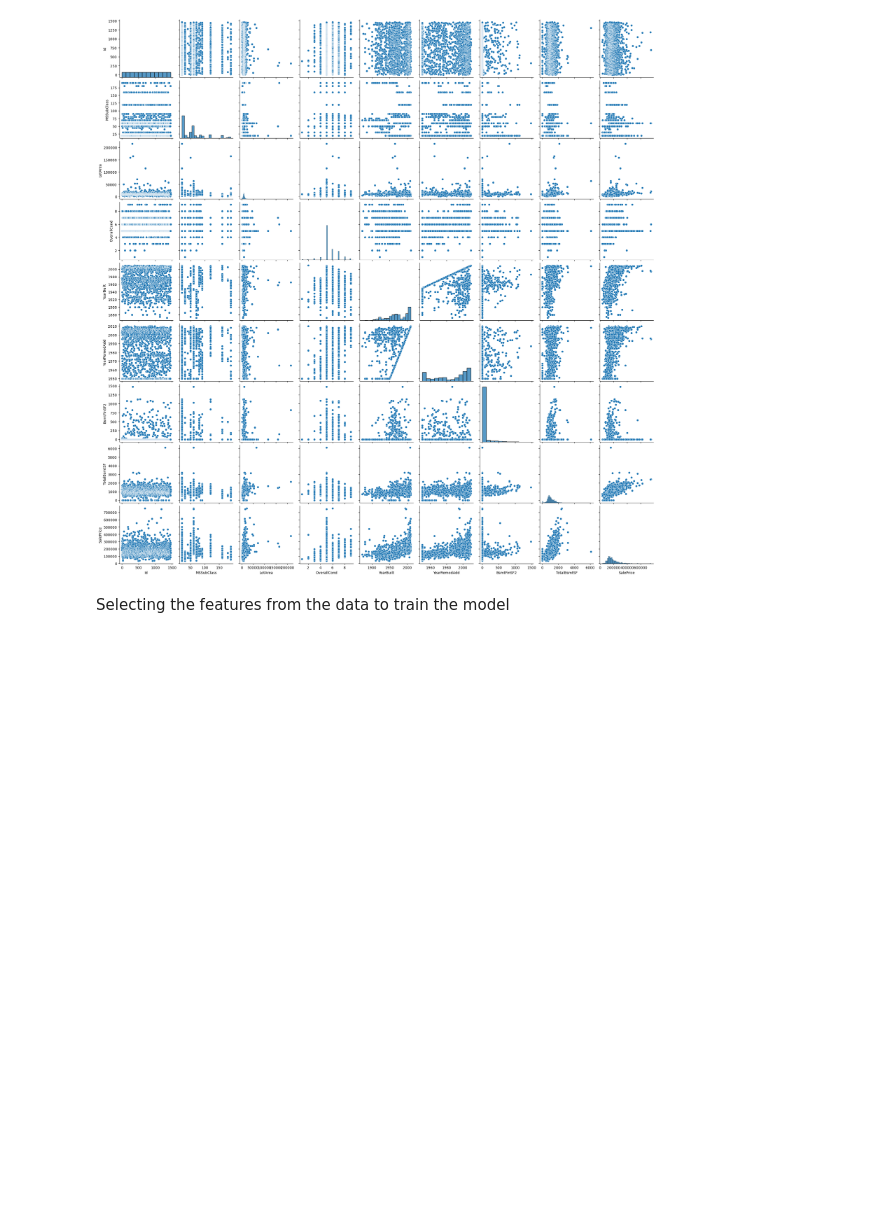
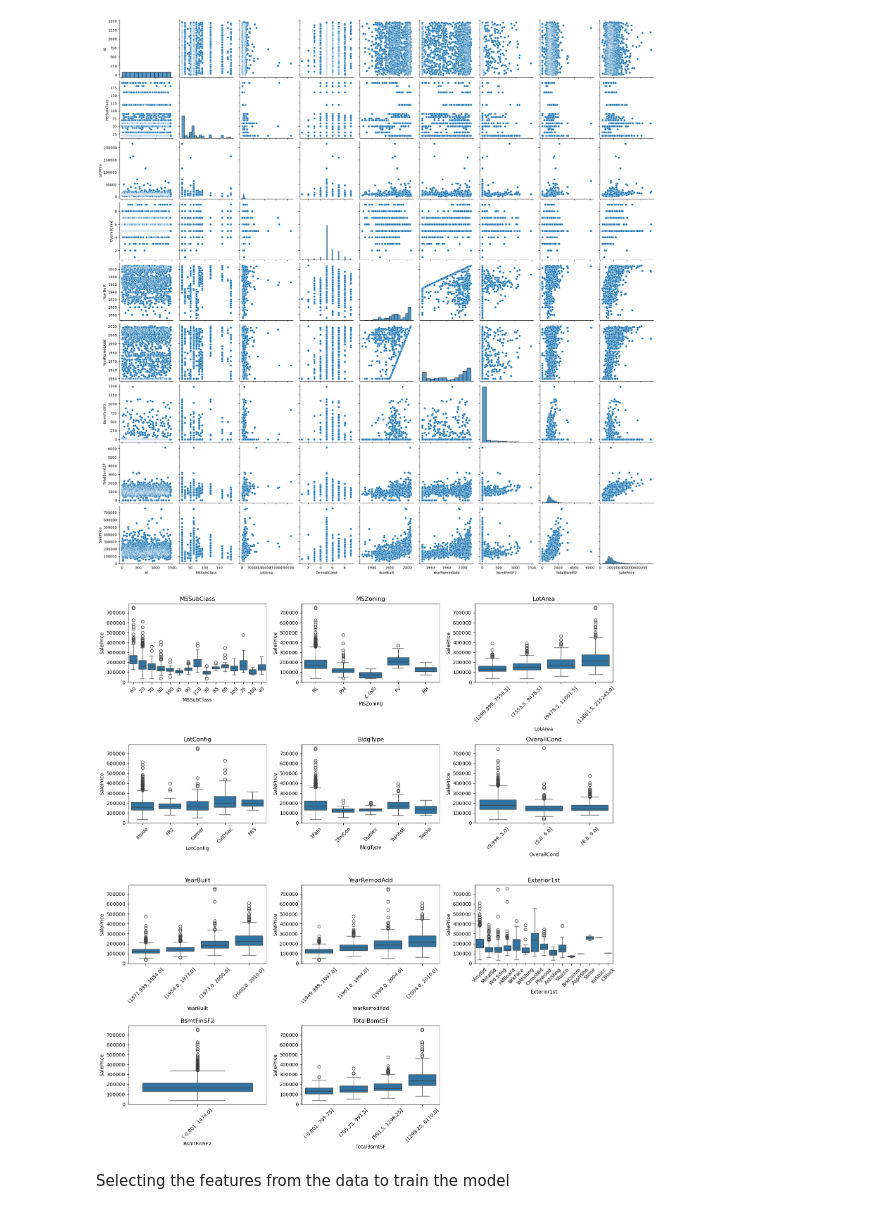
Before and after one commit to lurvik215/House_price_pred_model, a Jupyter notebook: House_price_pred_model.ipynb, the cells around one changed output. Drawn from its saved outputs; the diff is of its cells as text; code cells hidden in the pictures; blank space fills up the shorter version.

```diff
--- a/House_price_pred_model.ipynb
+++ b/House_price_pred_model.ipynb
@@ -142,6 +142,32 @@ sns.pairplot(df)
 # %% [output]
 <seaborn.axisgrid.PairGrid at 0x...>
 [figure]
+# %%
+features = [col for col in df.columns if col != 'SalePrice']
+
+n = len(features)
+cols = 3
+rows = int(np.ceil(n / cols))
+
+plt.figure(figsize=(15, rows*4))
+
+for i, col in enumerate(features, 1):
+    plt.subplot(rows, cols, i)
+
+    if df[col].dtype == 'object':
+        sns.boxplot(x=df[col], y=df['SalePrice'])
+        plt.xticks(rotation=45)
+    else:
+        binned_feature = pd.qcut(df[col], 4, duplicates='drop')
+        sns.boxplot(x=binned_feature, y=df['SalePrice'])
+        plt.xticks(rotation=45)
+
+    plt.title(col)
+
+plt.tight_layout()
+plt.show()
+# %% [output]
+[figure, added]
 # %% [markdown]
 Selecting the features from the data to train the model
 # %%
```
Also changed, not shown: parts of 2 cells of this notebook.
